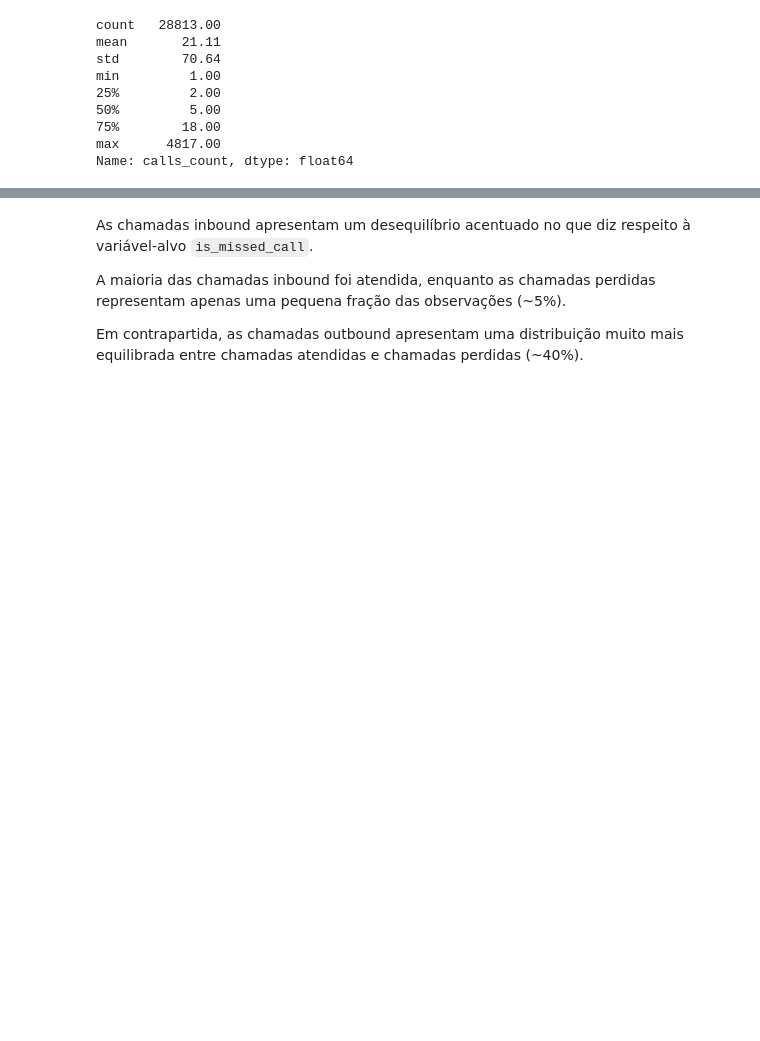
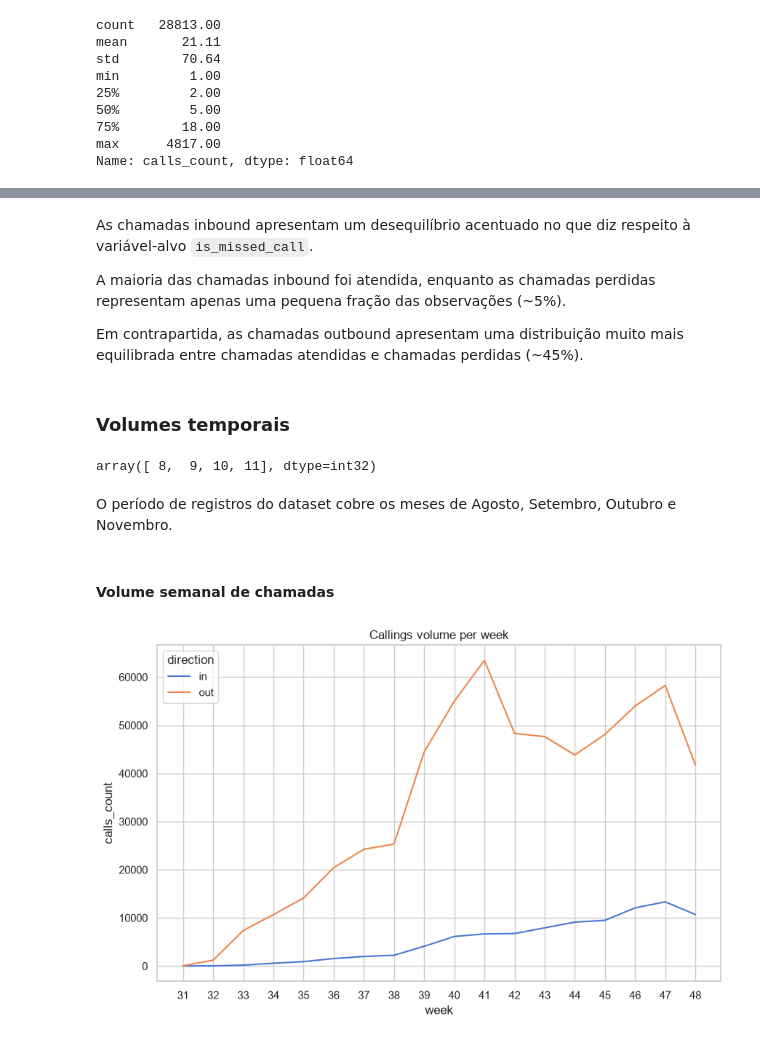
Before and after one commit to rodriguesbrian/tt14_call_me_maybe_project, a Jupyter notebook: notebook/analysis.ipynb, the cells around one changed output, grey strips where cells are left out. Cells and saved outputs as stored; diff of their text form; code cells hidden in the pictures; blank space fills up the shorter version.

```diff
--- a/notebook/analysis.ipynb
+++ b/notebook/analysis.ipynb
@@ -469,4 +469,22 @@ As chamadas inbound apresentam um desequilíbrio acentuado no que diz respeito
 
 A maioria das chamadas inbound foi atendida, enquanto as chamadas perdidas representam apenas uma pequena fração das observações (~5%).
 
-Em contrapartida, as chamadas outbound apresentam uma distribuição muito mais equilibrada entre chamadas atendidas e chamadas perdidas (~40%).
+Em contrapartida, as chamadas outbound apresentam uma distribuição muito mais equilibrada entre chamadas atendidas e chamadas perdidas (~45%).
+# %% [markdown]
+### Volumes temporais
+# %%
+telecom_ops['month'].unique()
+# %% [output]
+array([ 8,  9, 10, 11], dtype=int32)
+# %% [markdown]
+O período de registros do dataset cobre os meses de Agosto, Setembro, Outubro e Novembro.
+# %% [markdown]
+#### Volume semanal de chamadas
+# %%
+# criação gráfico de linhas para visualização temporal
+sns.lineplot(data=telecom_ops.groupby(['week', 'direction'])['calls_count'].sum().reset_index(), x='week', y='calls_count', hue='direction')
+plt.title('Callings volume per week')
+plt.xticks(telecom['week'].unique())
+plt.show()
+# %% [output]
+[figure, added]
```
Also changed, not shown: parts of 16 cells of this notebook.
